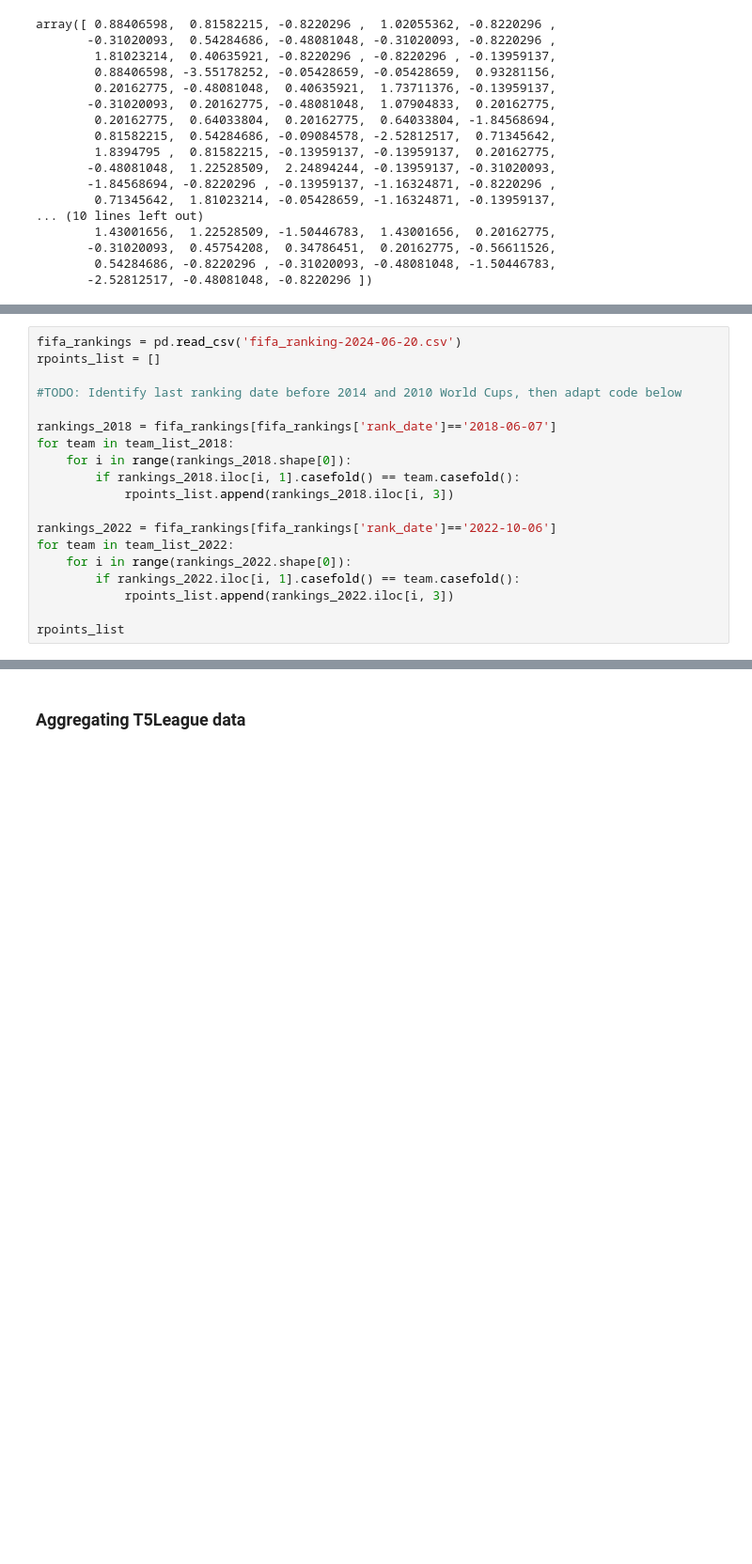
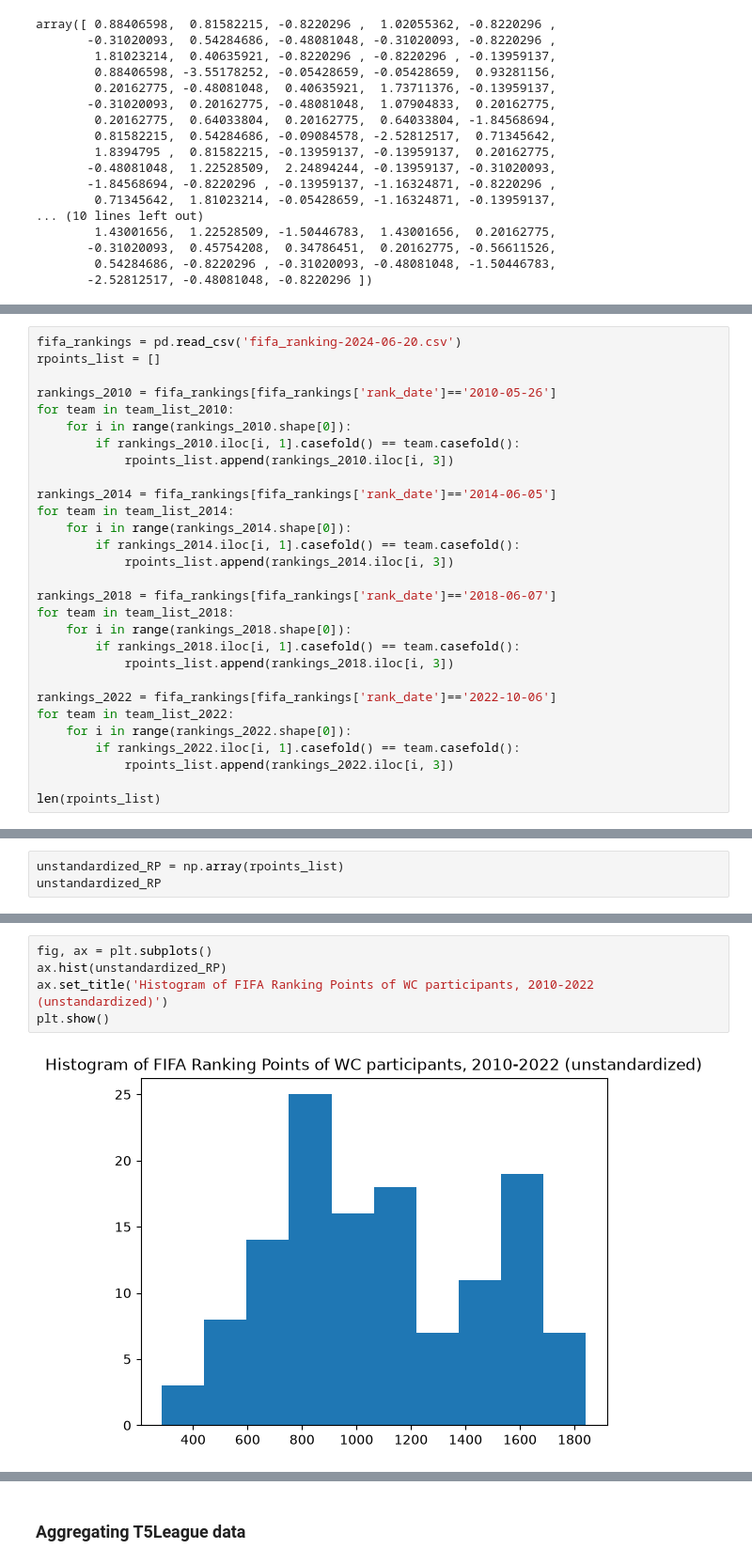
Before and after one commit to lcbogie/780_Group_Project_2026, a Jupyter notebook: FIFA_Ranking_and_T5League_Modeling/ranking_points_and_t5league_modeling.ipynb, the cells around one changed output, grey strips where cells are left out. Shown at 94% size. Saved outputs shown, nothing was run; the diff lists cells and outputs as text; blank space fills up the shorter version.

Commit message:
Feature construction finished for ranking points and t5league modeling notebook.

```diff
--- a/FIFA_Ranking_and_T5League_Modeling/ranking_points_and_t5league_modeling.ipynb
+++ b/FIFA_Ranking_and_T5League_Modeling/ranking_points_and_t5league_modeling.ipynb
@@ -251,7 +255,17 @@ array([ 0.88406598,  0.81582215, -0.8220296 ,  1.02055362, -0.8220296 ,
 fifa_rankings = pd.read_csv('fifa_ranking-2024-06-20.csv')
 rpoints_list = []
 
-#TODO: Identify last ranking date before 2014 and 2010 World Cups, then adapt code below
+rankings_2010 = fifa_rankings[fifa_rankings['rank_date']=='2010-05-26']
+for team in team_list_2010:
+    for i in range(rankings_2010.shape[0]):
+        if rankings_2010.iloc[i, 1].casefold() == team.casefold():
+            rpoints_list.append(rankings_2010.iloc[i, 3])
+
+rankings_2014 = fifa_rankings[fifa_rankings['rank_date']=='2014-06-05']
+for team in team_list_2014:
+    for i in range(rankings_2014.shape[0]):
+        if rankings_2014.iloc[i, 1].casefold() == team.casefold():
+            rpoints_list.append(rankings_2014.iloc[i, 3])
 
 rankings_2018 = fifa_rankings[fifa_rankings['rank_date']=='2018-06-07']
 for team in team_list_2018:
@@ -265,5 +279,5 @@ for team in team_list_2022:
         if rankings_2022.iloc[i, 1].casefold() == team.casefold():
             rpoints_list.append(rankings_2022.iloc[i, 3])
 
-rpoints_list
+len(rpoints_list)
 # %% [output]
@@ -303,0 +285,3 @@ SERBIA: 1563.62
+# %%
+unstandardized_RP = np.array(rpoints_list)
+unstandardized_RP
@@ -303,0 +308,7 @@ SERBIA: 1563.62
+# %%
+fig, ax = plt.subplots()
+ax.hist(unstandardized_RP)
+ax.set_title('Histogram of FIFA Ranking Points of WC participants, 2010-2022 (unstandardized)')
+plt.show()
+# %% [output]
+[figure, added]
```
Also changed, not shown: parts of 14 cells of this notebook.
